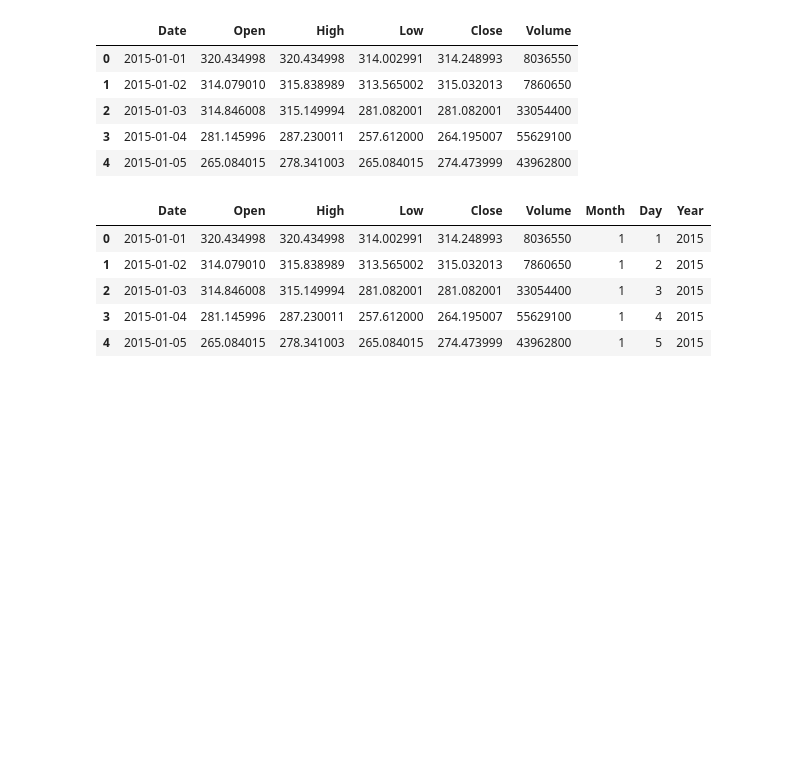
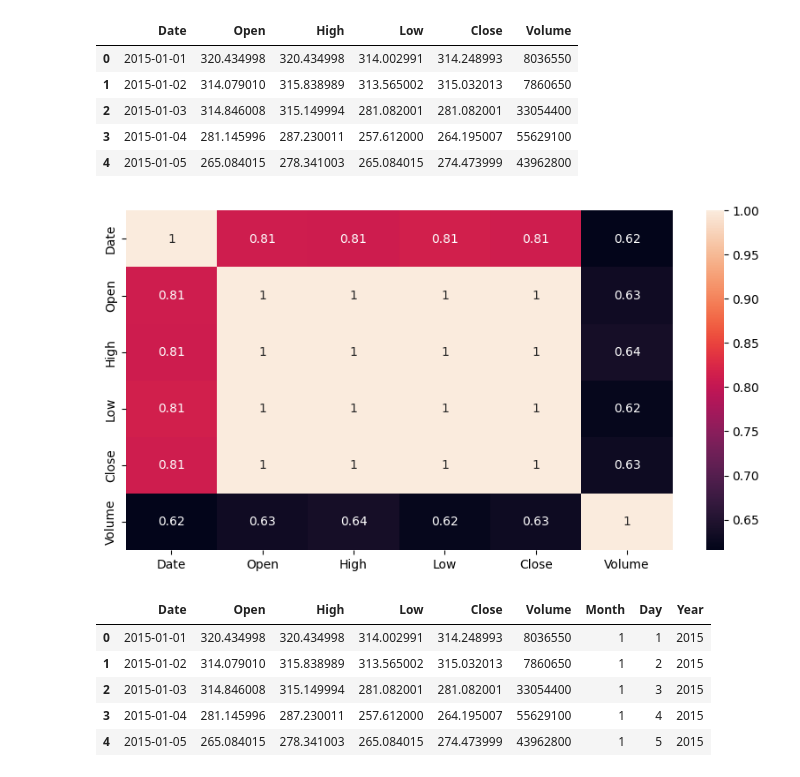
Before and after one commit to asif851/Bitcoin-Price-Prediction, a Jupyter notebook: analysis.ipynb, the cells around one changed output. Cells and saved outputs as stored; diff of their text form; code cells hidden in the pictures; blank space fills up the shorter version.

```diff
--- a/analysis.ipynb
+++ b/analysis.ipynb
@@ -75,6 +87,12 @@ df.head()
 | 2 | 2015-01-03 | 314.846008 | 315.149994 | 281.082001 | 281.082001 | 33054400 |
 | 3 | 2015-01-04 | 281.145996 | 287.230011 | 257.612000 | 264.195007 | 55629100 |
 | 4 | 2015-01-05 | 265.084015 | 278.341003 | 265.084015 | 274.473999 | 43962800 |
+# %%
+plt.figure(figsize=(10,5))
+sns.heatmap(df.corr(), annot=True)
+plt.show()
+# %% [output]
+[figure, added]
 # %%
 df['Month'] = df['Date'].dt.month
 df['Day'] = df['Date'].dt.day
```
Also changed, not shown: parts of 7 cells of this notebook.
